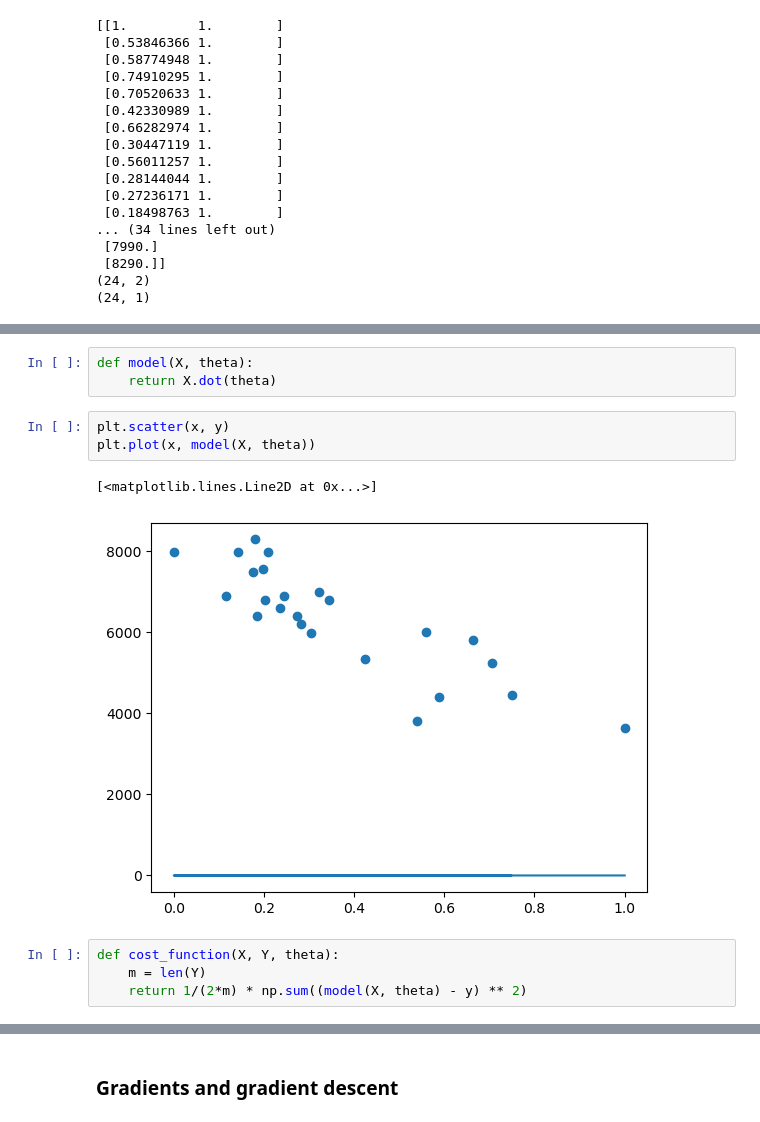
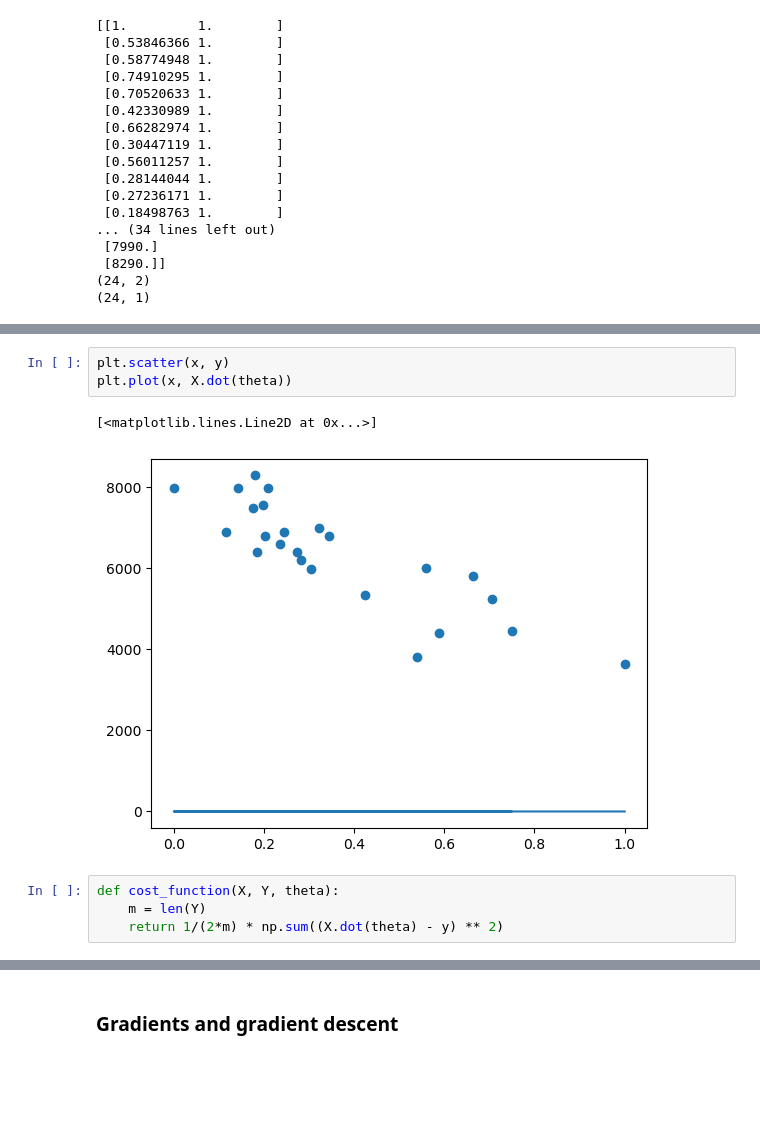
Before and after one commit to benoitTerral/ft_linear_regression, a Jupyter notebook: ft_linear_regression.ipynb, the cells around one changed output, grey strips where cells are left out. Cells and saved outputs as stored; diff of their text form; blank space fills up the shorter version.

```diff
--- a/ft_linear_regression.ipynb
+++ b/ft_linear_regression.ipynb
@@ -148,17 +144,14 @@ print(theta.shape)
 (2, 1)
+# %%
+plt.scatter(x, y)
+plt.plot(x, X.dot(theta))
+# %% [output]
+[<matplotlib.lines.Line2D at 0x...>]
+[figure, added]
 # %%
-def model(X, theta):
-	return X.dot(theta)
+def cost_function(X, Y, theta):
+    m = len(Y)
+    return 1/(2*m) * np.sum((X.dot(theta) - y) ** 2)
-# %%
-plt.scatter(x, y)
-plt.plot(x, model(X, theta))
-# %% [output]
-[<matplotlib.lines.Line2D at 0x...>]
-[figure, removed]
-# %%
-def cost_function(X, Y, theta):
-    m = len(Y)
-    return 1/(2*m) * np.sum((model(X, theta) - y) ** 2)
 # %%
 cost_function(X, y, theta)
 # %% [output]
```
Also changed, not shown: parts of 7 cells of this notebook, 2 other files.
